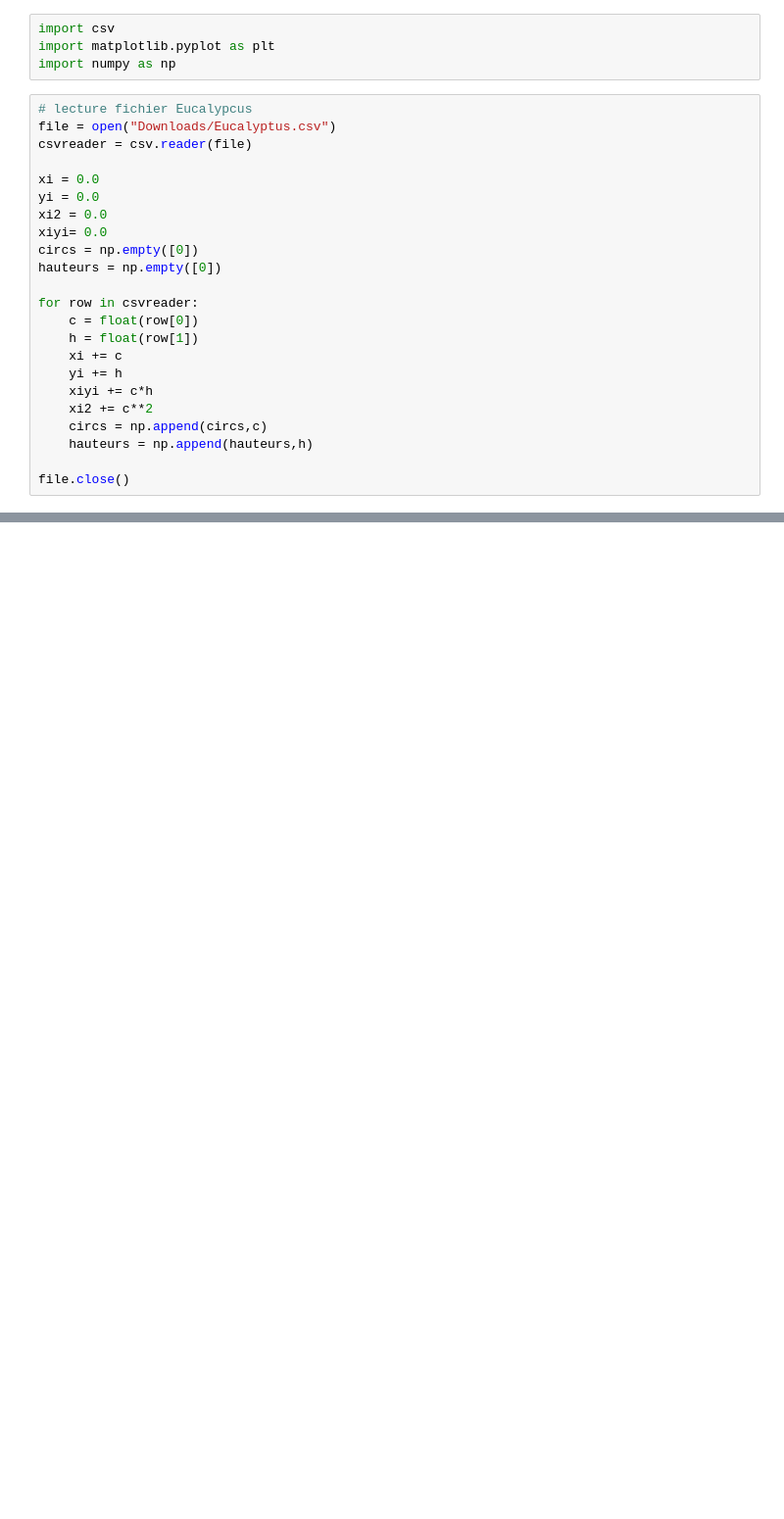
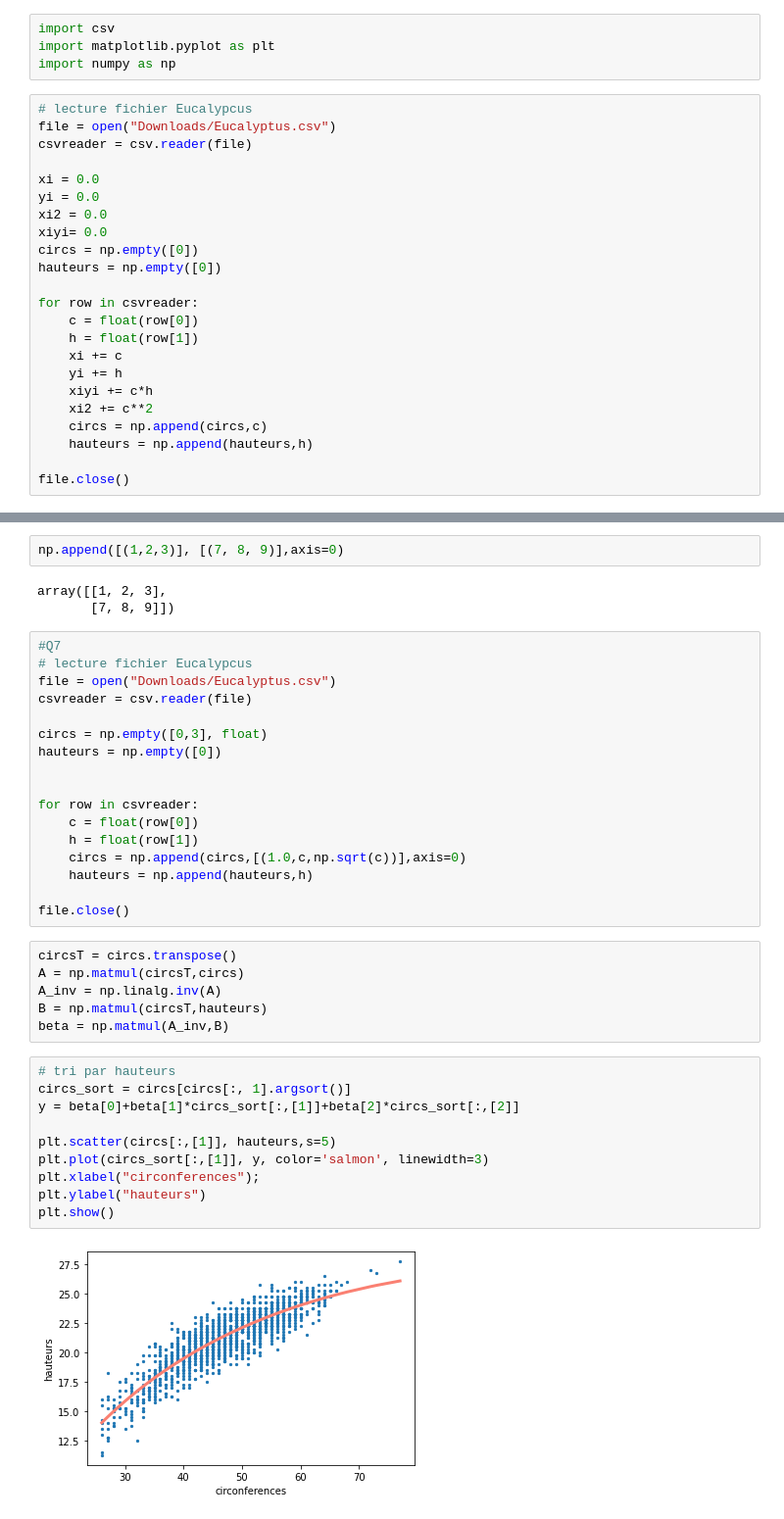
Before and after one commit to PAYRAULT/MPI, a Jupyter notebook: MEU359 - Stat/TP/TP_eucsliptus.ipynb, the cells around one changed output, grey strips where cells are left out. Shown at 98% size. Saved outputs shown, nothing was run; the diff lists cells and outputs as text; blank space fills up the shorter version.

```diff
--- a/MEU359 - Stat/TP/TP_eucsliptus.ipynb
+++ b/MEU359 - Stat/TP/TP_eucsliptus.ipynb
@@ -47,0 +48,40 @@ beta1: 9.037475668452768, beta2: 0.257137855007109
+# %%
+np.append([(1,2,3)], [(7, 8, 9)],axis=0)
+# %% [output]
+array([[1, 2, 3],
+       [7, 8, 9]])
+# %%
+#Q7
+# lecture fichier Eucalypcus
+file = open("Downloads/Eucalyptus.csv")
+csvreader = csv.reader(file)
+
+circs = np.empty([0,3], float)
+hauteurs = np.empty([0])
+
+
+for row in csvreader:
+    c = float(row[0])
+    h = float(row[1])
+    circs = np.append(circs,[(1.0,c,np.sqrt(c))],axis=0)
+    hauteurs = np.append(hauteurs,h)
+
+file.close()
+# %%
+circsT = circs.transpose()
+A = np.matmul(circsT,circs)
+A_inv = np.linalg.inv(A)
+B = np.matmul(circsT,hauteurs)
+beta = np.matmul(A_inv,B)
+# %%
+# tri par hauteurs
+circs_sort = circs[circs[:, 1].argsort()]
+y = beta[0]+beta[1]*circs_sort[:,[1]]+beta[2]*circs_sort[:,[2]]
+
+plt.scatter(circs[:,[1]], hauteurs,s=5)
+plt.plot(circs_sort[:,[1]], y, color='salmon', linewidth=3)
+plt.xlabel("circonferences");
+plt.ylabel("hauteurs")
+plt.show()
+# %% [output]
+[figure, added]
```
Also changed, not shown: parts of 1 cell of this notebook.
